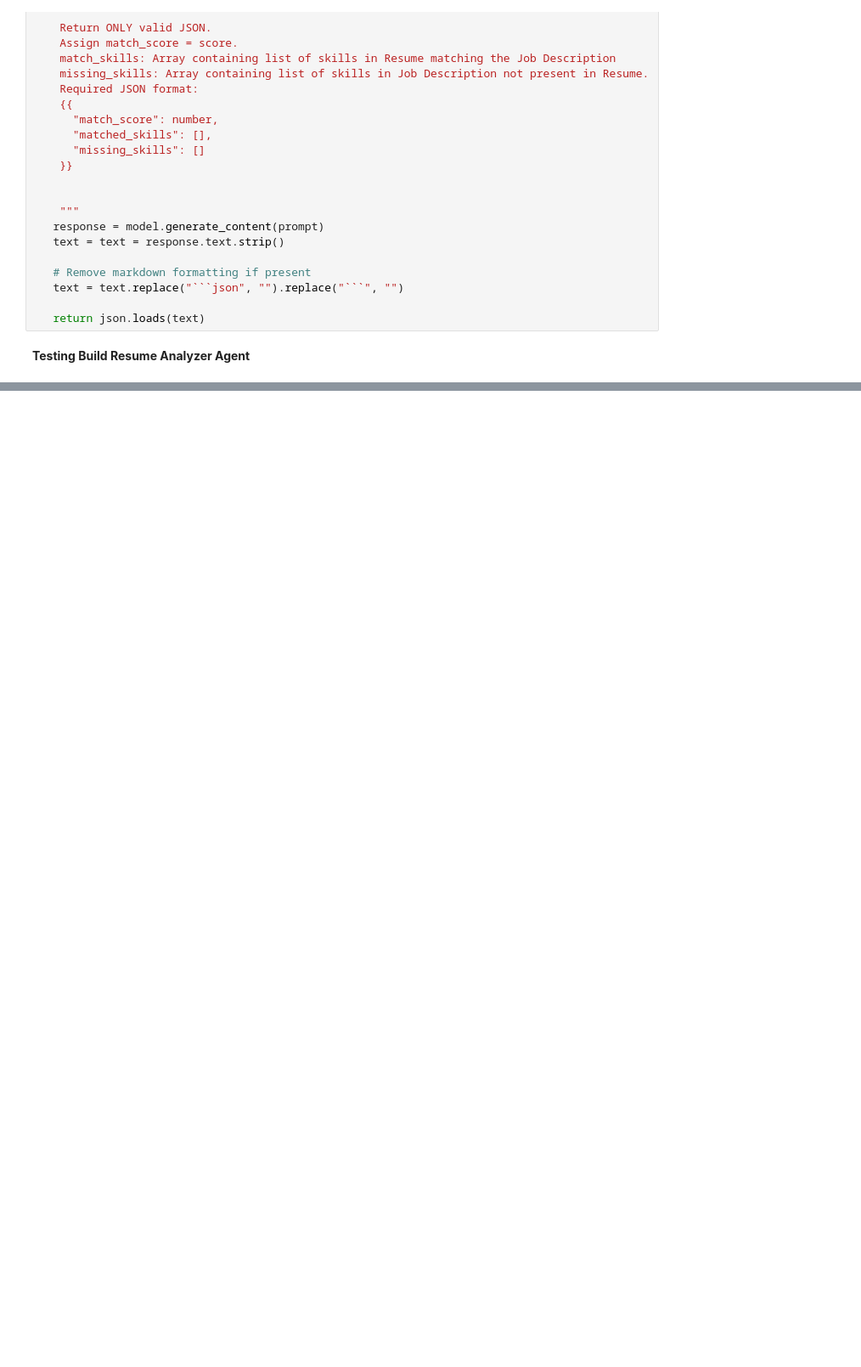
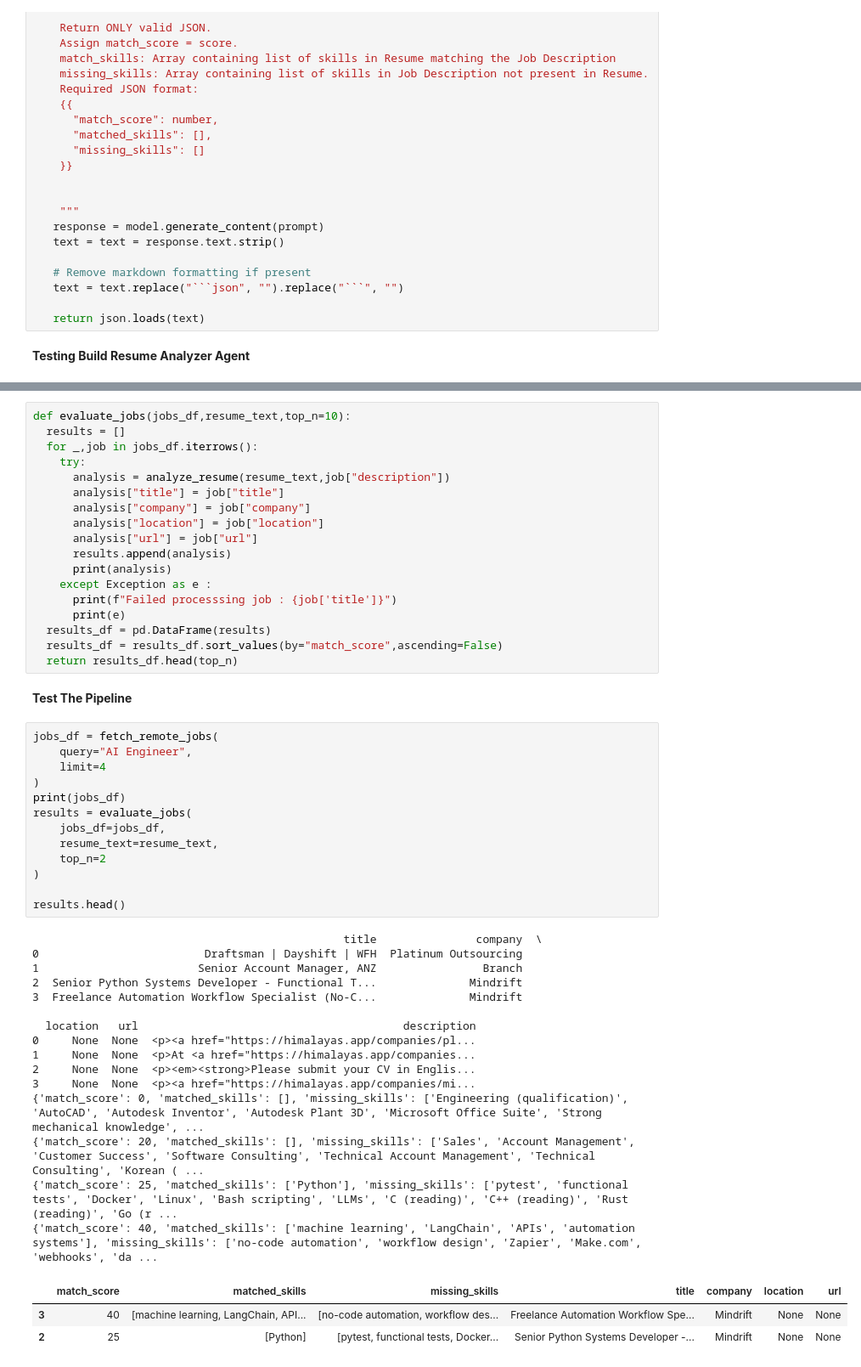
Before and after one commit to TanyaGandhi/autonomous-ai-job-hunter, a Jupyter notebook: ai_job_hunter_v1.ipynb, the cells around one changed output, grey strips where cells are left out. Shown at 85% size. Saved outputs shown, nothing was run; the diff lists cells and outputs as text; blank space fills up the shorter version.

Commit message:
Implement autonomous multi-job evaluation pipeline

```diff
--- a/ai_job_hunter_v1.ipynb
+++ b/ai_job_hunter_v1.ipynb
@@ -189,0 +222,52 @@ print(json.dumps(result, indent=2))
+# %%
+def evaluate_jobs(jobs_df,resume_text,top_n=10):
+  results = []
+  for _,job in jobs_df.iterrows():
+    try:
+      analysis = analyze_resume(resume_text,job["description"])
+      analysis["title"] = job["title"]
+      analysis["company"] = job["company"]
+      analysis["location"] = job["location"]
+      analysis["url"] = job["url"]
+      results.append(analysis)
+      print(analysis)
+    except Exception as e :
+      print(f"Failed processsing job : {job['title']}")
+      print(e)
+  results_df = pd.DataFrame(results)
+  results_df = results_df.sort_values(by="match_score",ascending=False)
+  return results_df.head(top_n)
+# %% [markdown]
+**Test The Pipeline**
+# %%
+jobs_df = fetch_remote_jobs(
+    query="AI Engineer",
+    limit=4
+)
+print(jobs_df)
+results = evaluate_jobs(
+    jobs_df=jobs_df,
+    resume_text=resume_text,
+    top_n=2
+)
+
+results.head()
+# %% [output]
+                                               title               company  \
+0                         Draftsman | Dayshift | WFH  Platinum Outsourcing
+1                        Senior Account Manager, ANZ                Branch
+2  Senior Python Systems Developer - Functional T...              Mindrift
+3  Freelance Automation Workflow Specialist (No-C...              Mindrift
+
+  location   url                                        description
+0     None  None  <p><a href="https://himalayas.app/companies/pl...
+1     None  None  <p>At <a href="https://himalayas.app/companies...
+2     None  None  <p><em><strong>Please submit your CV in Englis...
+3     None  None  <p><a href="https://himalayas.app/companies/mi...
+{'match_score': 0, 'matched_skills': [], 'missing_skills': ['Engineering (qualification)', 'AutoCAD', 'Autodesk Inventor', 'Autodesk Plant 3D', 'Microsoft Office Suite', 'Strong mechanical knowledge', ...
+{'match_score': 20, 'matched_skills': [], 'missing_skills': ['Sales', 'Account Management', 'Customer Success', 'Software Consulting', 'Technical Account Management', 'Technical Consulting', 'Korean ( ...
+{'match_score': 25, 'matched_skills': ['Python'], 'missing_skills': ['pytest', 'functional tests', 'Docker', 'Linux', 'Bash scripting', 'LLMs', 'C (reading)', 'C++ (reading)', 'Rust (reading)', 'Go (r ...
+{'match_score': 40, 'matched_skills': ['machine learning', 'LangChain', 'APIs', 'automation systems'], 'missing_skills': ['no-code automation', 'workflow design', 'Zapier', 'Make.com', 'webhooks', 'da ...
+|  | match_score | matched_skills | missing_skills | title | company | location | url |
+| 3 | 40 | [machine learning, LangChain, API... | [no-code automation, workflow des... | Freelance Automation Workflow Spe... | Mindrift | None | None |
+| 2 | 25 | [Python] | [pytest, functional tests, Docker... | Senior Python Systems Developer -... | Mindrift | None | None |
```
Also changed, not shown: parts of 13 cells of this notebook.
